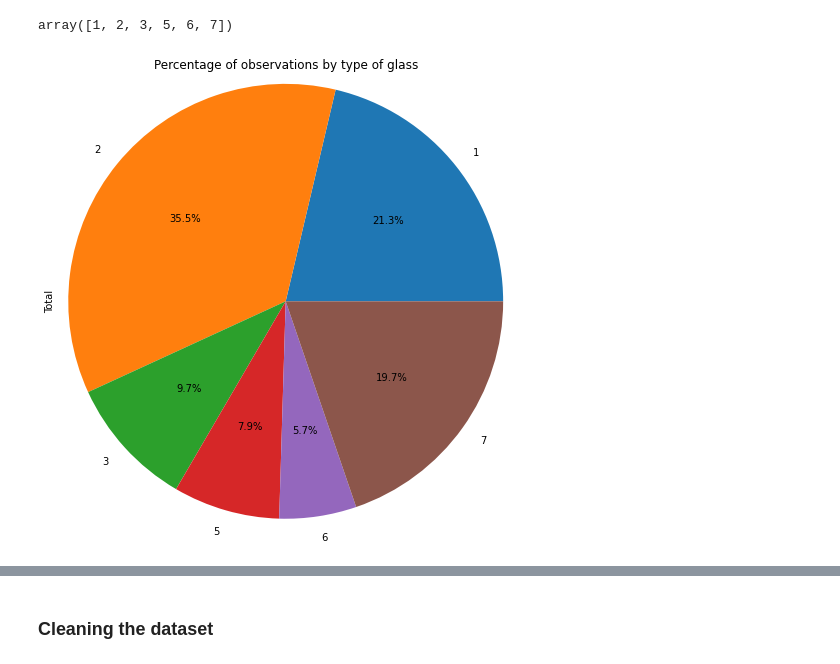
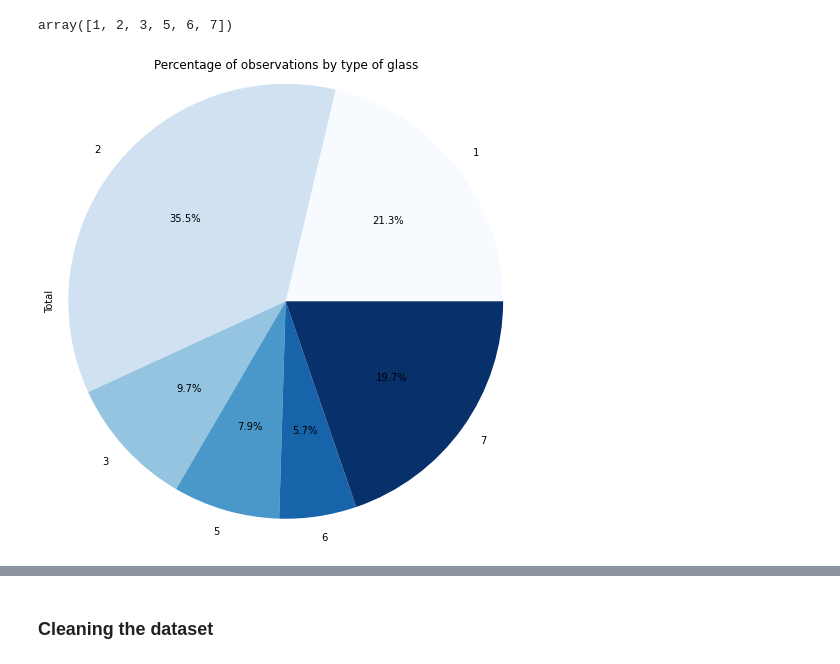
Before and after one commit to luizsdias/machine-learning-CA1, a Jupyter notebook: LuizDias_ML_CA1.ipynb, the cells around one changed output, grey strips where cells are left out. Cells and saved outputs as stored; diff of their text form; code cells hidden in the pictures.

```diff
--- a/LuizDias_ML_CA1.ipynb
+++ b/LuizDias_ML_CA1.ipynb
@@ -79,11 +105,11 @@ array([1, 2, 3, 5, 6, 7])
 # %%
 plt.figure(figsize =(10, 7))
 df['Total'] = df.sum(axis=1)
 df_type = df.groupby('Type of glass', axis = 0).sum()
-df_type['Total'].plot(kind='pie', radius=1.2, autopct='%1.1f%%')
+df_type['Total'].plot(kind='pie', radius=1.2, autopct='%1.1f%%', cmap='Blues')
 plt.title('Percentage of observations by type of glass')
 plt.tight_layout()
 # %% [output]
-[figure, old version]
+[figure, new version]
 # %%
 sns.countplot(df['Type of glass']).set_title('Gender', size=25)
```
Also changed, not shown: parts of 21 cells of this notebook.
